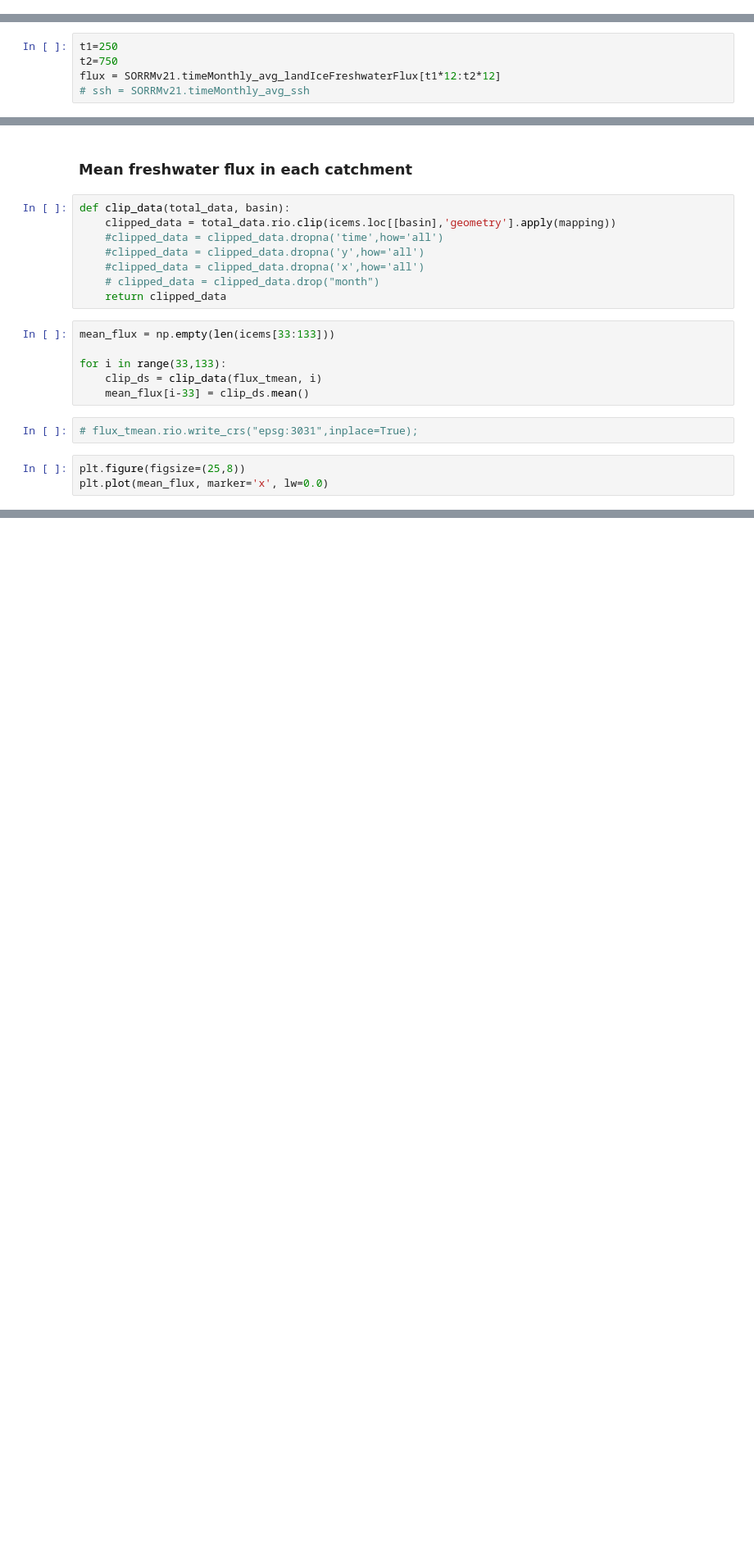
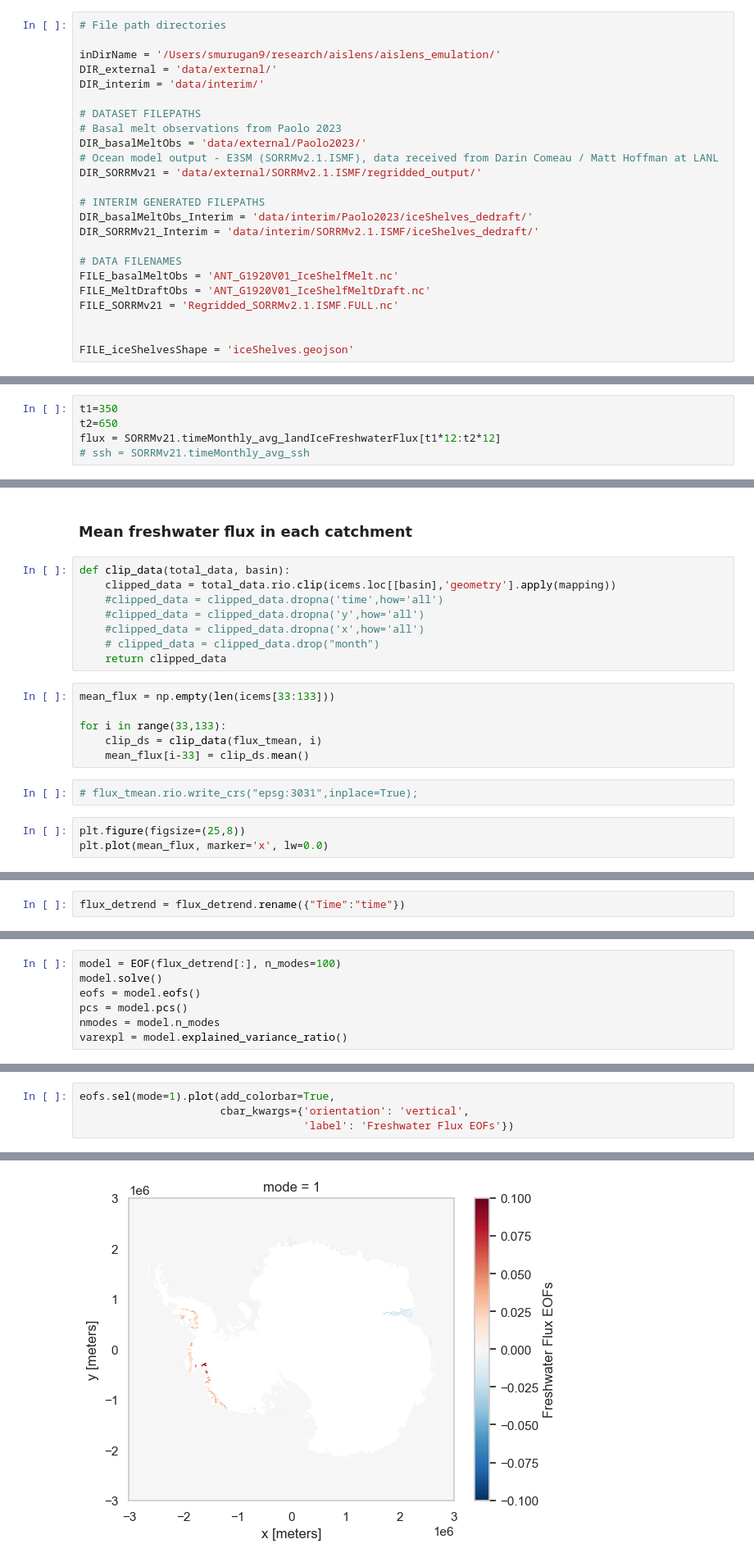
Before and after one commit to mshiv/aislens_emulation, a Jupyter notebook: notebooks/21a-sm-ocean-model-output-statistics.ipynb, the cells around one changed output, grey strips where cells are left out. Shown at 82% size. Saved outputs shown, nothing was run; the diff lists cells and outputs as text; blank space fills up the shorter version.

Commit message:
update ocean model stats notebooks

```diff
--- a/notebooks/21a-sm-ocean-model-output-statistics.ipynb
+++ b/notebooks/21a-sm-ocean-model-output-statistics.ipynb
@@ -60,6 +61,30 @@ FILE_SORRMv21 = 'Regridded_SORRMv2.1.ISMF.FULL.nc'
 
 # Ice shelf basin/catchment definitions
 FILE_iceShelvesShape = 'iceShelves.geojson'
+# %%
+# File path directories
+
+inDirName = '/Users/smurugan9/research/aislens/aislens_emulation/'
+DIR_external = 'data/external/'
+DIR_interim = 'data/interim/'
+
+# DATASET FILEPATHS
+# Basal melt observations from Paolo 2023
+DIR_basalMeltObs = 'data/external/Paolo2023/'
+# Ocean model output - E3SM (SORRMv2.1.ISMF), data received from Darin Comeau / Matt Hoffman at LANL
+DIR_SORRMv21 = 'data/external/SORRMv2.1.ISMF/regridded_output/'
+
+# INTERIM GENERATED FILEPATHS
+DIR_basalMeltObs_Interim = 'data/interim/Paolo2023/iceShelves_dedraft/'
+DIR_SORRMv21_Interim = 'data/interim/SORRMv2.1.ISMF/iceShelves_dedraft/'
+
+# DATA FILENAMES
+FILE_basalMeltObs = 'ANT_G1920V01_IceShelfMelt.nc'
+FILE_MeltDraftObs = 'ANT_G1920V01_IceShelfMeltDraft.nc'
+FILE_SORRMv21 = 'Regridded_SORRMv2.1.ISMF.FULL.nc'
+
+
+FILE_iceShelvesShape = 'iceShelves.geojson'
 # %%
 SORRMv21 = xr.open_dataset(main_dir / DIR_SORRMv21 / FILE_SORRMv21, chunks={"Time":36})
 
@@ -69,5 +96,5 @@ crs = ccrs.SouthPolarStereo();
 # %%
-t1=250
-t2=750
+t1=350
+t2=650
 flux = SORRMv21.timeMonthly_avg_landIceFreshwaterFlux[t1*12:t2*12]
 # ssh = SORRMv21.timeMonthly_avg_ssh
@@ -306,0 +338,2 @@ plt.plot(mean_flux, marker='x', lw=0.0)
+# %%
+flux_detrend = flux_detrend.rename({"Time":"time"})
@@ -306,0 +347,7 @@ plt.plot(mean_flux, marker='x', lw=0.0)
+# %%
+model = EOF(flux_detrend[:], n_modes=100)
+model.solve()
+eofs = model.eofs()
+pcs = model.pcs()
+nmodes = model.n_modes
+varexpl = model.explained_variance_ratio()
@@ -306,0 +378,5 @@ plt.plot(mean_flux, marker='x', lw=0.0)
+# %%
+eofs.sel(mode=1).plot(add_colorbar=True,
+                      cbar_kwargs={'orientation': 'vertical',
+                                   'label': 'Freshwater Flux EOFs'})
+# %% [output]
@@ -306,0 +384 @@ plt.plot(mean_flux, marker='x', lw=0.0)
+[figure, added]
```
Also changed, not shown: parts of 14 cells of this notebook, 1 other file.
